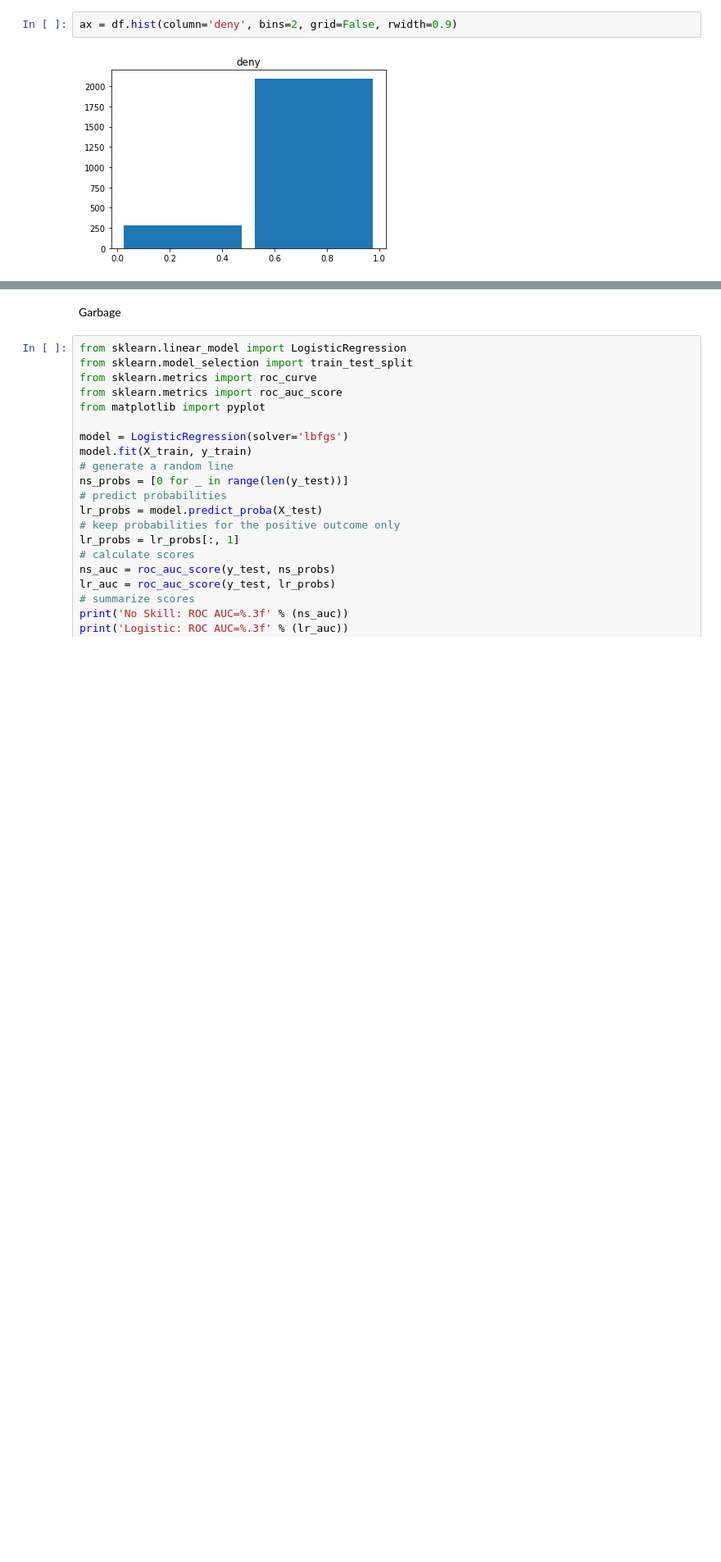
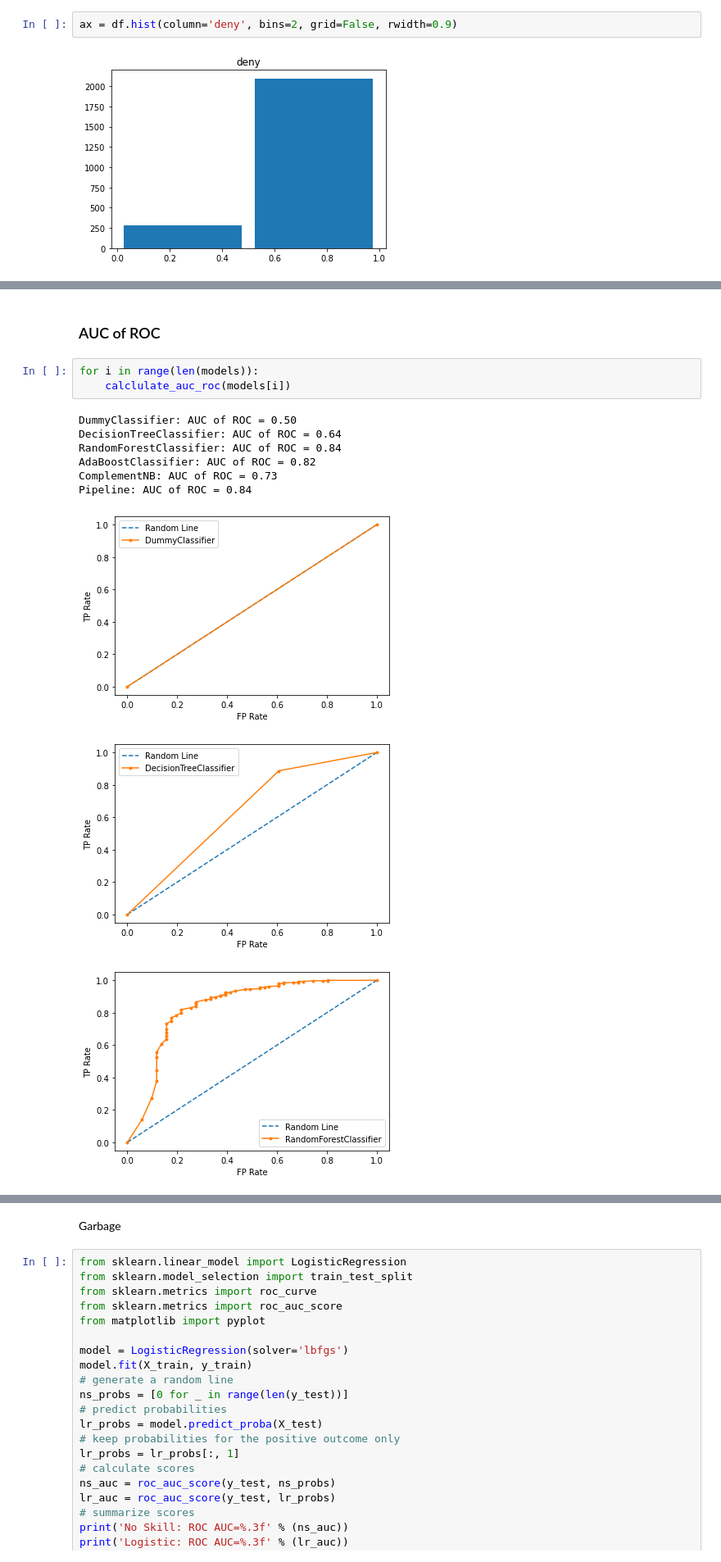
Before and after one commit to zekssmy/lookatme, a Jupyter notebook: E1/solutions/A5.ipynb, the cells around one changed output, grey strips where cells are left out. Shown at 82% size. Saved outputs shown, nothing was run; the diff lists cells and outputs as text; blank space fills up the shorter version.

```diff
--- a/E1/solutions/A5.ipynb
+++ b/E1/solutions/A5.ipynb
@@ -189,0 +210,15 @@ Logistic: ROC AUC=0.837
+# %% [markdown]
+### AUC of ROC
+# %%
+for i in range(len(models)):
+    calclulate_auc_roc(models[i])
+# %% [output]
+DummyClassifier: AUC of ROC = 0.50
+DecisionTreeClassifier: AUC of ROC = 0.64
+RandomForestClassifier: AUC of ROC = 0.84
+AdaBoostClassifier: AUC of ROC = 0.82
+ComplementNB: AUC of ROC = 0.73
+Pipeline: AUC of ROC = 0.84
+[figure, added]
+[figure, added]
+[figure, added]
```
Also changed, not shown: parts of 16 cells of this notebook.
